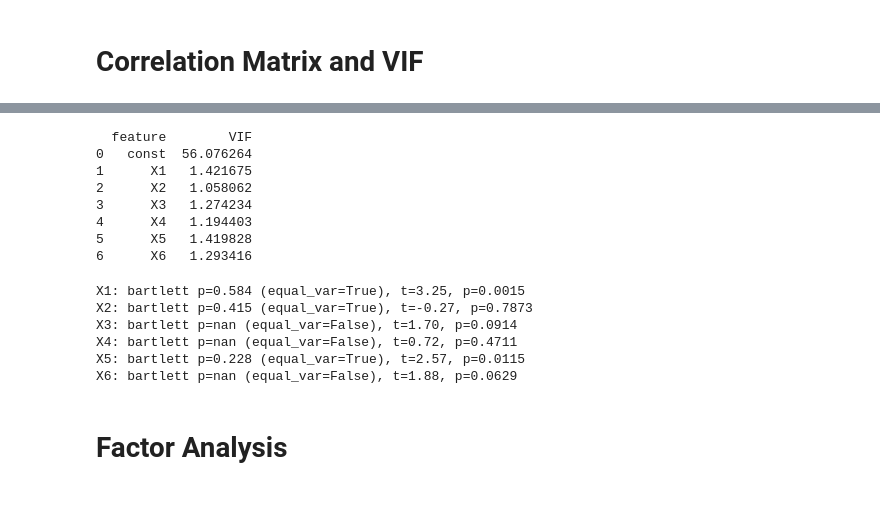
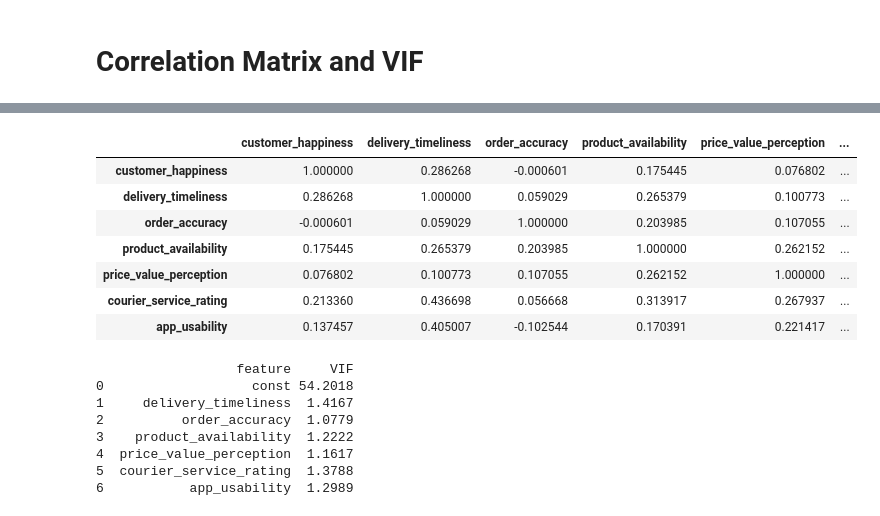
Before and after one commit to adwahdan/lqPu9XzrQ0CUxnmh, a Jupyter notebook: Happy_Customers.ipynb, the cells around one changed output, grey strips where cells are left out. Drawn from its saved outputs; the diff is of its cells as text; code cells hidden in the pictures.

```diff
--- a/Happy_Customers.ipynb
+++ b/Happy_Customers.ipynb
@@ -0,0 +3,30 @@
+# %%
+import pandas as pd
+import numpy as np
+import matplotlib.pyplot as plt
+import seaborn as sns
+from scipy import stats
+from sklearn.preprocessing import StandardScaler
+import io
+from sklearn.impute import KNNImputer
+from IPython.display import display
+import sys
+import missingno as msno
+from sklearn.linear_model import LogisticRegression
+from sklearn.tree import DecisionTreeClassifier
+from sklearn.ensemble import RandomForestClassifier
+from xgboost import XGBClassifier
+from sklearn.model_selection import train_test_split
+from sklearn.metrics import classification_report, confusion_matrix, accuracy_score, f1_score
+from sklearn.inspection import permutation_importance
+from sklearn.feature_selection import RFE, RFECV
+from sklearn.model_selection import GridSearchCV
+from sklearn.model_selection import StratifiedKFold
+from sklearn.pipeline import Pipeline
+
+
+
+pd.set_option('display.max_columns', None)
+pd.set_option('display.float_format', '{:.4f}'.format)
+sns.set_theme(style='whitegrid', palette='Set2')
+%matplotlib inline
@@ -98,40 +135,32 @@ print("\n No")
 # %%
 import statsmodels.api as sm
 from statsmodels.stats.outliers_influence import variance_inflation_factor
 import pandas as pd
 
-X = df[['X1','X2','X3','X4','X5','X6']]
+corr = df.corr(method='pearson')
+display(corr.style.background_gradient(cmap='coolwarm'))
+
+X = df[['delivery_timeliness','order_accuracy','product_availability','price_value_perception','courier_service_rating','app_usability']]
 X_const = sm.add_constant(X)
 
 vif = pd.DataFrame()
 vif['feature'] = X_const.columns
 vif['VIF'] = [variance_inflation_factor(X_const.values, i) for i in range(X_const.shape[1])]
 print(vif)
 # %% [output]
+|  | customer_happiness | delivery_timeliness | order_accuracy | product_availability | price_value_perception | ... |
+| customer_happiness | 1.000000 | 0.286268 | -0.000601 | 0.175445 | 0.076802 | ... |
+| delivery_timeliness | 0.286268 | 1.000000 | 0.059029 | 0.265379 | 0.100773 | ... |
+| order_accuracy | -0.000601 | 0.059029 | 1.000000 | 0.203985 | 0.107055 | ... |
+| product_availability | 0.175445 | 0.265379 | 0.203985 | 1.000000 | 0.262152 | ... |
+| price_value_perception | 0.076802 | 0.100773 | 0.107055 | 0.262152 | 1.000000 | ... |
+| courier_service_rating | 0.213360 | 0.436698 | 0.056668 | 0.313917 | 0.267937 | ... |
+| app_usability | 0.137457 | 0.405007 | -0.102544 | 0.170391 | 0.221417 | ... |
-  feature        VIF
-0   const  56.076264
-1      X1   1.421675
-2      X2   1.058062
-3      X3   1.274234
-4      X4   1.194403
-5      X5   1.419828
-6      X6   1.293416
+                  feature     VIF
+0                   const 54.2018
+1     delivery_timeliness  1.4167
+2          order_accuracy  1.0779
+3    product_availability  1.2222
+4  price_value_perception  1.1617
+5  courier_service_rating  1.3788
+6           app_usability  1.2989
-# %%
-from scipy import stats
-
-for col in ['X1','X2','X3','X4','X5','X6']:
-    happy = df[df.Y==1][col]
-    unhappy = df[df.Y==0][col]
-    b_stat, b_p = stats.bartlett(happy, unhappy)
-    equal_var = b_p > 0.05
-    t, p = stats.ttest_ind(happy, unhappy, equal_var=equal_var)
-    print(f"{col}: bartlett p={b_p:.3f} (equal_var={equal_var}), t={t:.2f}, p={p:.4f}")
-# %% [output]
-X1: bartlett p=0.584 (equal_var=True), t=3.25, p=0.0015
-X2: bartlett p=0.415 (equal_var=True), t=-0.27, p=0.7873
-X3: bartlett p=nan (equal_var=False), t=1.70, p=0.0914
-X4: bartlett p=nan (equal_var=False), t=0.72, p=0.4711
-X5: bartlett p=0.228 (equal_var=True), t=2.57, p=0.0115
-X6: bartlett p=nan (equal_var=False), t=1.88, p=0.0629
-# %% [markdown]
-# **Factor Analysis**
```
Also changed, not shown: parts of 36 cells of this notebook.
